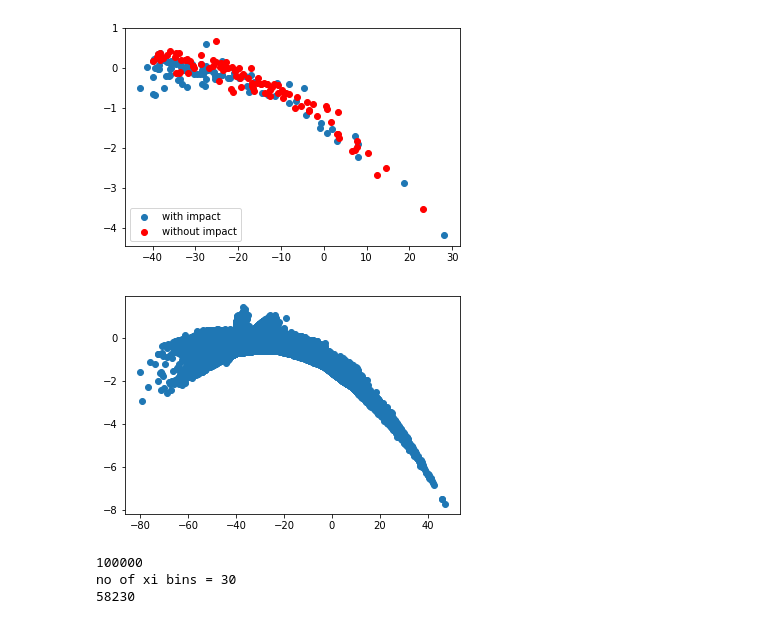
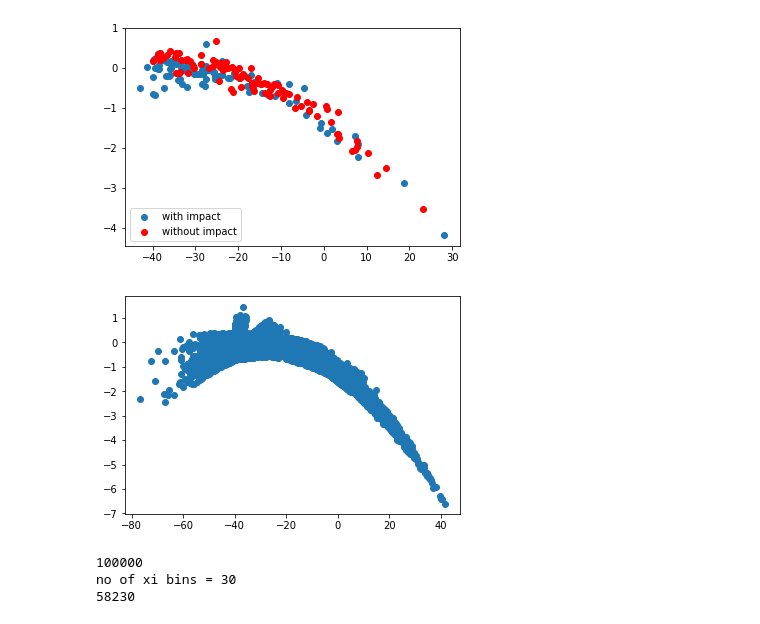
Before and after one commit to nbanik/Analyze_GD-1, a Jupyter notebook: spraydf_combine_bar+spiral and subhalos.ipynb, the cells around one changed output. Cells and saved outputs as stored; diff of their text form; code cells hidden in the pictures.

```diff
--- a/spraydf_combine_bar+spiral and subhalos.ipynb
+++ b/spraydf_combine_bar+spiral and subhalos.ipynb
@@ -317,24 +317,24 @@ plt.show()
 # %%
 #R   phi   z   vR    vT    vz
 Rdat=[]
 phidat=[]
 zdat=[]
 
-for ii in range(1000):
+for ii in range(202):
     R,phi,z,_,_,_=np.loadtxt("sample_spraydf_subhalos/MWPotential2014/sample_spraydf_subhalos_N100_MWPotential2014_GD1stream_trailing_batch{}.dat".format(ii),unpack=True)
     for jj in range(len(R)):
         Rdat.append(R[jj])
         phidat.append(phi[jj])
         zdat.append(z[jj])
 
 
 p1_dat,p2_dat=galcencyl_to_phi12(Rdat,phidat,zdat)
 
 plt.figure()
 plt.scatter(p1_dat,p2_dat)
 plt.show()
 # %% [output]
-[figure, old version]
+[figure, new version]
 # %%
 from numpy.polynomial import Polynomial
 def compute_ndenphi1(phi1,maxphi1=-42,minphi1=-60.,bw=2.,polydeg=3):
```
Also changed, not shown: parts of 10 cells of this notebook.
